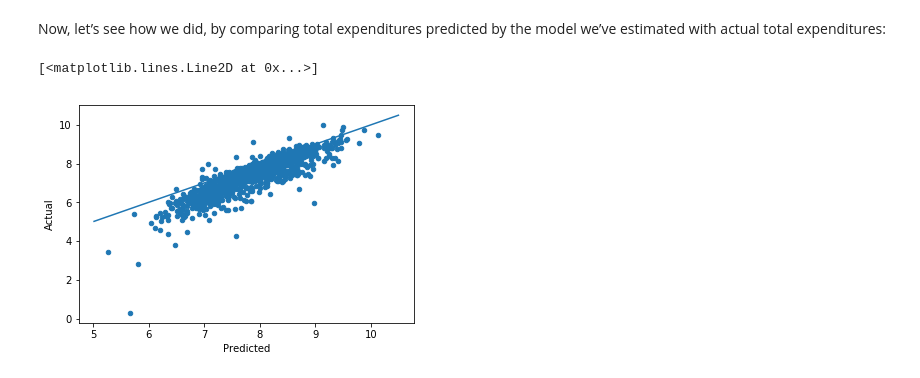
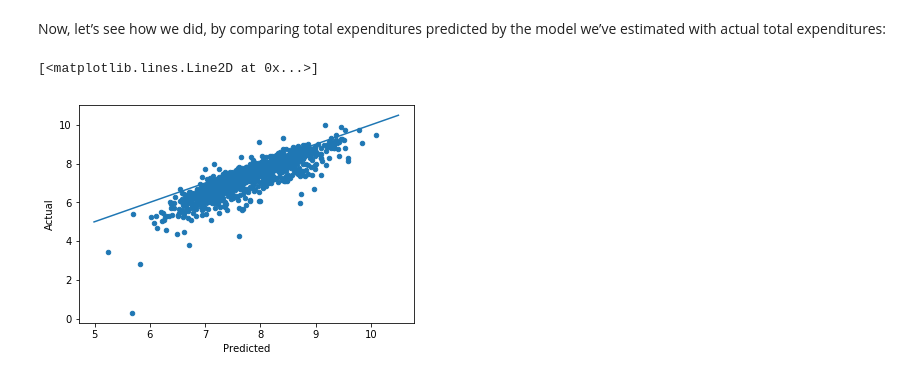
Before and after one commit to ligon/FoodDemand, a Jupyter notebook: estimation_example.ipynb, the cells around one changed output. Drawn from its saved outputs; the diff is of its cells as text; code cells hidden in the pictures.

```diff
--- a/estimation_example.ipynb
+++ b/estimation_example.ipynb
@@ -267,14 +247,21 @@ model we&rsquo;ve estimated with actual total expenditures:
 # %%
 import matplotlib.pyplot as plt
 %matplotlib inline
 import matplotlib.cm as cm
 
+xbar = np.exp(result.y).sum(['m','i']).to_dataframe('xbar').replace(0,np.nan).squeeze()
+xhat = result.get_predicted_expenditures().sum(['m','i']).to_dataframe('xhat').replace(0,np.nan).squeeze()
+
+# Make dataframe of actual & predicted
+df = pd.DataFrame({'Actual':np.log(xbar),'Predicted':np.log(xhat)})
+
+df.plot.scatter(x='Predicted',y='Actual')
 
 # Add 45 degree line
 v = plt.axis()
 vmin = np.max([v[0],v[2]])
 vmax = np.max([v[1],v[3]])
 plt.plot([vmin,vmax],[vmin,vmax])
 # %% [output]
 [<matplotlib.lines.Line2D at 0x...>]
-[figure, old version]
+[figure, new version]
```
Also changed, not shown: parts of 6 cells of this notebook, 11 other files.
